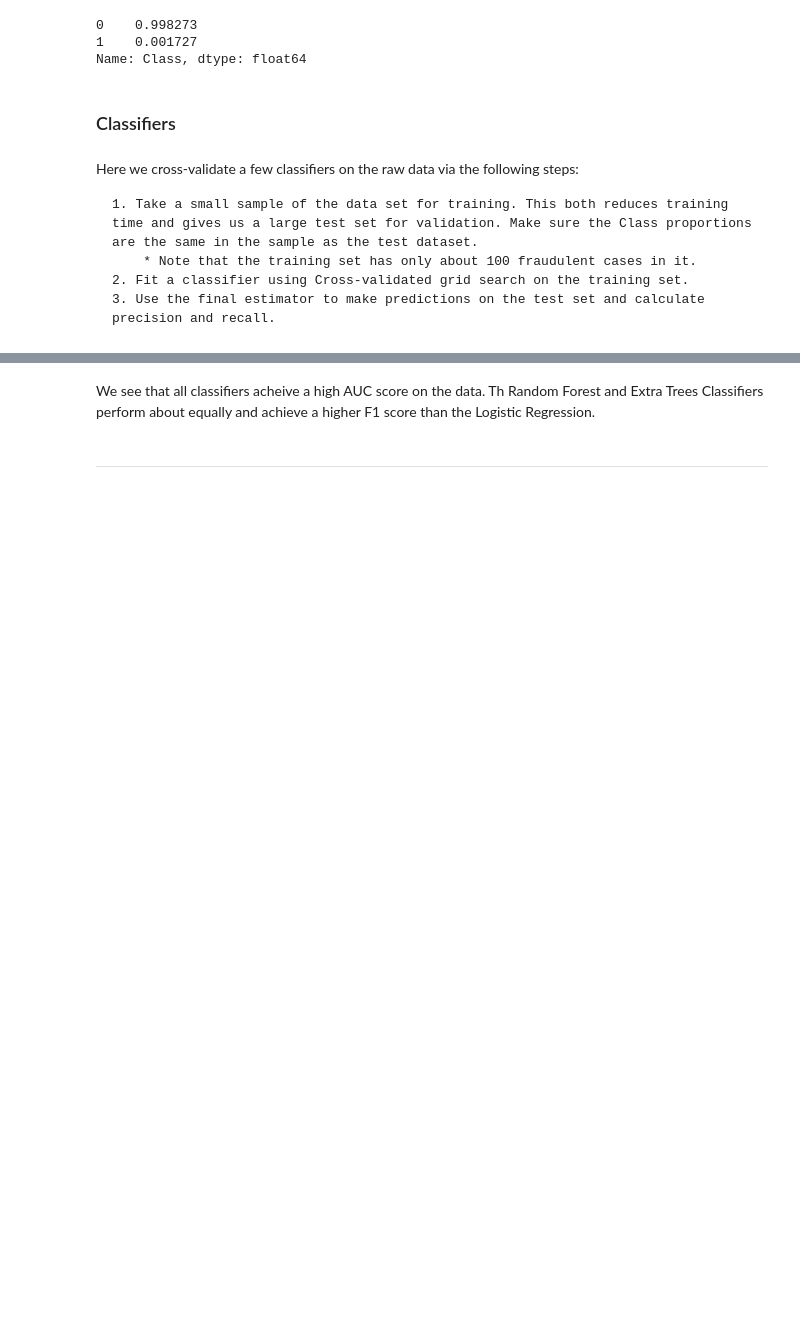
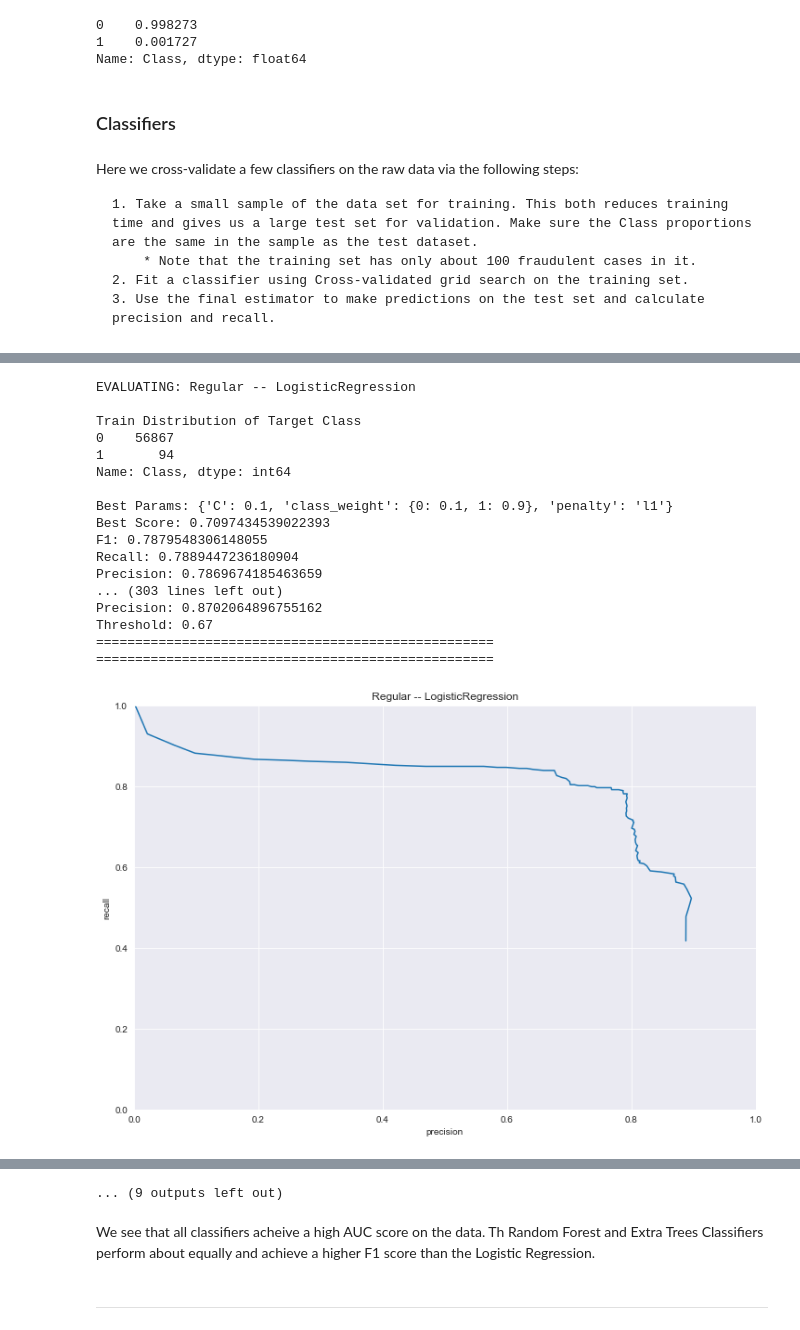
Before and after one commit to rshap91/credit_card_fraud, a Jupyter notebook: Classifiers.ipynb, the cells around one changed output, grey strips where cells are left out. Cells and saved outputs as stored; diff of their text form; code cells hidden in the pictures; blank space fills up the shorter version.

Commit message:
with outlier ftrs

```diff
--- a/Classifiers.ipynb
+++ b/Classifiers.ipynb
@@ -89,3 +43,34 @@ def calc_f1(recalls, precisions):
+# %%
+def save_best_models(results, suffix):
+
+    # Save The Best Ones
+    best_lr = [{'f1':0}]
+    best_rf = [{'f1':0}]
+    best_et = [{'f1':0}]
+    best_knn = [{'f1': 0 }]
+
+    for label, (mod,x,y,stats) in results.items():
+        if 'LogisticRegression' in label:
+            if stats['f1'] > best_lr[-1]['f1']:
+                best_lr = (label,stats)
+        if 'RandomForest' in label:
+            if stats['f1'] > best_rf[-1]['f1']:
+                best_rf = (label,stats)
+        if 'ExtraTrees' in label:
+            if stats['f1'] > best_et[-1]['f1']:
+                best_et = (label,stats)
+        if 'Neighbors' in label:
+            if stats['f1'] > best_knn[-1]['f1']:
+                best_knn = (label,stats)
+
+    with open(f'best_models_{suffix}', 'w') as f:
+        f.writelines([l+'\n' for (l,s) in [best_lr, best_rf, best_et, best_knn]])
+
+    # Save Results
+    for (label, stats) in [best_lr, best_rf, best_et, best_knn]:
+        joblib.dump(results[label][0], f'saved_models/{suffix}/{label}.joblib')
+        with open(f'saved_models/{suffix}/{label}_Stats.json', 'w') as f:
+            json.dump(stats, f)
 # %% [markdown]
 ## Overview
 
@@ -436,0 +148,31 @@ for k, (mod,x,y,stats) in results.items():
+# %%
+transforms_labels = zip([df, scaled_df, deskewed, scaled_df, deskewed],
+                        ['Regular', 'Scaled', 'De-Skewed', 'No Outliers', 'De-Skewed - No Outliers'])
+
+clf_params = list(zip([LogisticRegression(), RandomForestClassifier(random_state = SEED),
+                  ExtraTreesClassifier(random_state = SEED),KNeighborsClassifier()],
+                 [lr_params, tree_params,tree_params,knn_params]))
+
+# Modeling Helper function To grid search all models
+results = mh.test_all_models(transforms_labels, clf_params, drop_cols=['Time', 'Class'], seed=SEED)
+
+save_best_models(results, 'regular')
+# %% [output]
+EVALUATING: Regular -- LogisticRegression
+
+Train Distribution of Target Class
+0    56867
+1       94
+Name: Class, dtype: int64
+
+Best Params: {'C': 0.1, 'class_weight': {0: 0.1, 1: 0.9}, 'penalty': 'l1'}
+Best Score: 0.7097434539022393
+F1: 0.7879548306148055
+Recall: 0.7889447236180904
+Precision: 0.7869674185463659
+... (303 lines left out)
+Precision: 0.8702064896755162
+Threshold: 0.67
+===================================================
+===================================================
+[figure, added]
@@ -437,3 +189,4 @@ for k, (mod,x,y,stats) in results.items():
+... (9 outputs left out)
 # %% [markdown]
 We see that all classifiers acheive a high AUC score on the data.
 Th Random Forest and Extra Trees Classifiers perform about equally and achieve a higher F1 score than the Logistic Regression.
```
Also changed, not shown: parts of 19 cells of this notebook, 3 other files.
